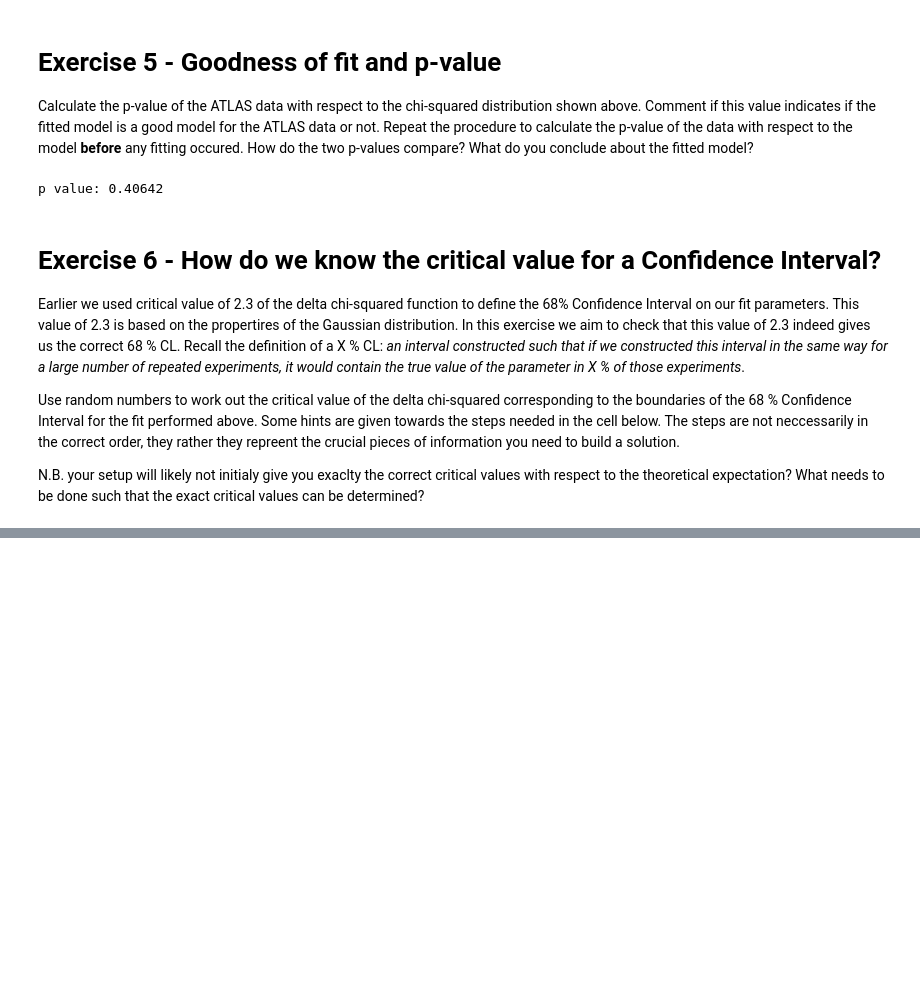
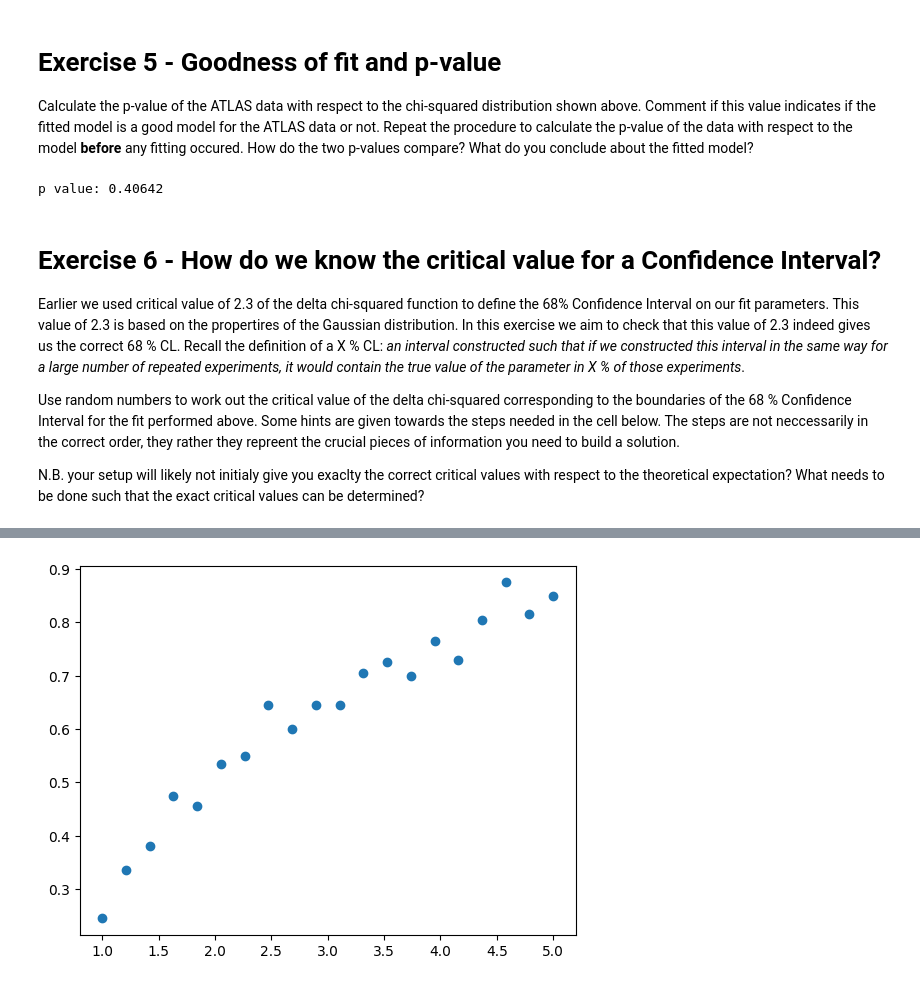
Before and after one commit to mkidson/Uni-Code, a Jupyter notebook: Honours/DS/Tut 1/How_Much_Higgs.ipynb, the cells around one changed output, grey strips where cells are left out. Saved outputs shown, nothing was run; the diff lists cells and outputs as text; code cells hidden in the pictures; blank space fills up the shorter version.

```diff
--- a/Honours/DS/Tut 1/How_Much_Higgs.ipynb
+++ b/Honours/DS/Tut 1/How_Much_Higgs.ipynb
@@ -304,6 +304,7 @@ for s_s in range(0, len(s_s_ar)):
             bestFit_s_b = s_b_ar[s_b]
 
 deltaChi2_ar = chi2_ar - minChi2
+true_deltaChi2_ar = deltaChi2_ar    # For exercise 6
 
 levels = [2.3] # this is the value of the delta chi-squared function that defines the 68% CI for a two parameter fit.
          # we'll invetigate if this parmaeter makes sense in the final exercise.
@@ -475,23 +476,32 @@ N.B. your setup will likely not initialy give you exaclty the correct critical v
 
 
 # My steps:
-    # Generate N toys using the model mean as the mean of the distribution
-    # For each toy, do a two parameter fit for s_s and s_b, finding the min_chi_sq
-    # Do this for a number of critical values and for each toy, check whether the data chi_sq is within the CI defined by that d
+    # Generate N toys using the fitted model mean as the mean of the distribution
+    # For each toy, do a two parameter fit for s_s and s_b, finding the min_chi_sq and the delta_chi_sq array
+    # Do this for a number of critical values and for each toy, check whether the fitted model s_s and s_b point is within the CI defined by that d, for the delta_chi_sq from that toy
 
-d_arr = np.linspace(1, 5, 50)
-N_toys = 100
-model_means = H_125 + H_bkg
+# s_s_ar = np.linspace(0.1, 2.7, 100)
+# s_b_ar = np.linspace(1.1, 1.5, 100)
+
+d_arr = np.linspace(1, 5, 20)
+# d_arr = [2.3]
+N_toys = 200
+model_means = H_125_bf + H_bkg_bf
 min_chi_sq_arr = np.zeros( (len(d_arr), N_toys) )
 min_dof_arr = np.zeros( (len(d_arr), N_toys) )
+true_bf_pair_index = [np.where(true_deltaChi2_ar == 0)[0][0], np.where(true_deltaChi2_ar == 0)[1][0]]
+
+fracs = np.zeros(len(d_arr))
 
 for d_index, d in enumerate(d_arr):
+    num_within_d = 0
     for t in range(N_toys):
+        chi2_ar_toy = np.empty( (len(s_s_ar), len(s_b_ar) ))
 
         H_toy = generate_toy(model_means)
 
-        bestFit_s_s = 0.0
-        bestFit_s_b = 0.0
+        bestFit_s_s_toy = 0.0
+        bestFit_s_b_toy = 0.0
 
         minChi2 = 1000000
         mindof = 1
@@ -500,65 +510,24 @@ for d_index, d in enumerate(d_arr):
             for s_b in range(0, len(s_b_ar)):
                 pred = (s_s_ar[s_s]*H_125) + (s_b_ar[s_b]*H_bkg)
                 chi2, dof = calcChiSq(H_toy, pred)
-                # chi2_ar[s_s, s_b] = chi2
+                chi2_ar_toy[s_s, s_b] = chi2
                 if(chi2 < minChi2):
                     minChi2 = chi2
                     mindof = dof
-                    bestFit_s_s = s_s_ar[s_s]
-                    bestFit_s_b = s_b_ar[s_b]
+                    bestFit_s_s_toy = s_s_ar[s_s]
+                    bestFit_s_b_toy = s_b_ar[s_b]
 
-        min_chi_sq_arr[d_index, t] = minChi2
-        min_dof_arr[d_index, t] = mindof
+        # min_chi_sq_arr[d_index, t] = minChi2
+        # min_dof_arr[d_index, t] = mindof
+
+        deltaChi2_ar_toy = chi2_ar_toy - minChi2
+
+        if (deltaChi2_ar_toy[true_bf_pair_index[0], true_bf_pair_index[1]] <= d):
+            num_within_d += 1
 
 
+    fracs[d_index] = num_within_d / N_toys
 
 
-
-
-
-s_s_ar = np.linspace(0.1, 2.7, 100)
-s_b_ar = np.linspace(1.1, 1.5, 100)
-
-chi2_ar = np.empty( (len(s_s_ar), len(s_b_ar) ))
-
-bestFit_s_s = 0.0
-bestFit_s_b = 0.0
-
-minChi2 = 1000000
-mindof = 1
-
-for s_s in range(0, len(s_s_ar)):
-    for s_b in range(0, len(s_b_ar)):
-        pred = (s_s_ar[s_s]*H_125) + (s_b_ar[s_b]*H_bkg)
-        chi2, dof = calcChiSq(H_data, pred)
-        chi2_ar[s_s, s_b] = chi2
-        if(chi2 < minChi2):
-            minChi2 = chi2
-            mindof = dof
-            bestFit_s_s = s_s_ar[s_s]
-            bestFit_s_b = s_b_ar[s_b]
-
-deltaChi2_ar = chi2_ar - minChi2
-
-levels = [2.3] # this is the value of the delta chi-squared function that defines the 68% CI for a two parameter fit.
-         # we'll invetigate if this parmaeter makes sense in the final exercise.
-fig = plt.figure(figsize=(6,6))
-ax = fig.gca()
-
-cfset = plt.contourf(s_b_ar, s_s_ar, deltaChi2_ar,  cmap='coolwarm')
-cset = plt.contour(s_b_ar, s_s_ar, deltaChi2_ar, levels=levels, colors=['white'])
-
-bf_point = plt.scatter(bestFit_s_b, bestFit_s_s, color='black')
-
-
-cbar = plt.colorbar(cfset)
-cbar.set_label('Delta Chi-squared', fontsize=15, rotation=270)
-ax.clabel(cset, inline=1, fontsize=10)
-ax.set_xlabel('s_b',fontsize=18)
-ax.set_ylabel('s_s',fontsize=18)
-plt.show()
-
-#extract 2D result
-print("best-fit s_s = " + str(bestFit_s_s))
-print("best-fit s_b = " + str(bestFit_s_b))
-print(f"minChi2/mindof: {minChi2/mindof}")
+plt.scatter(d_arr, fracs)
+# %% [output]
@@ -564,0 +535 @@ print(f"minChi2/mindof: {minChi2/mindof}")
+[figure, added]
```
Also changed, not shown: parts of 3 cells of this notebook.
